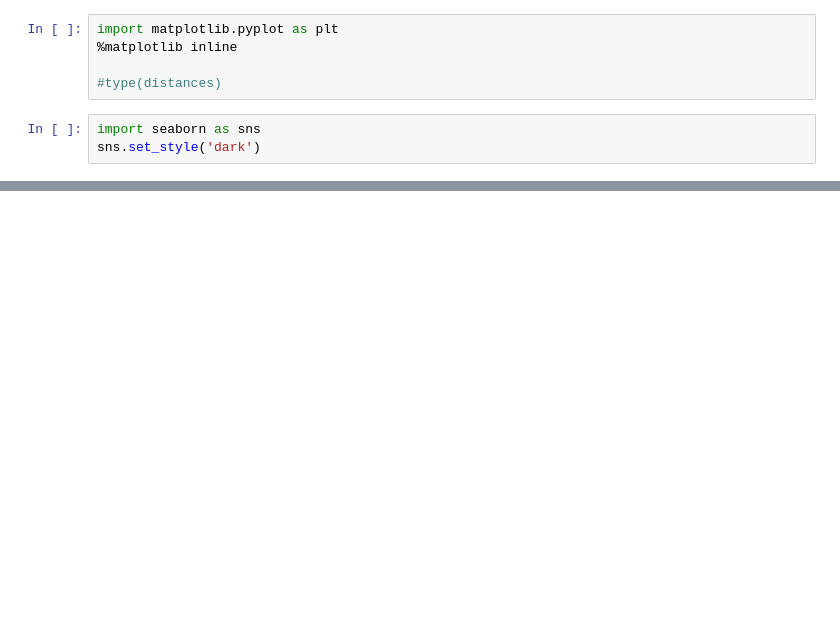
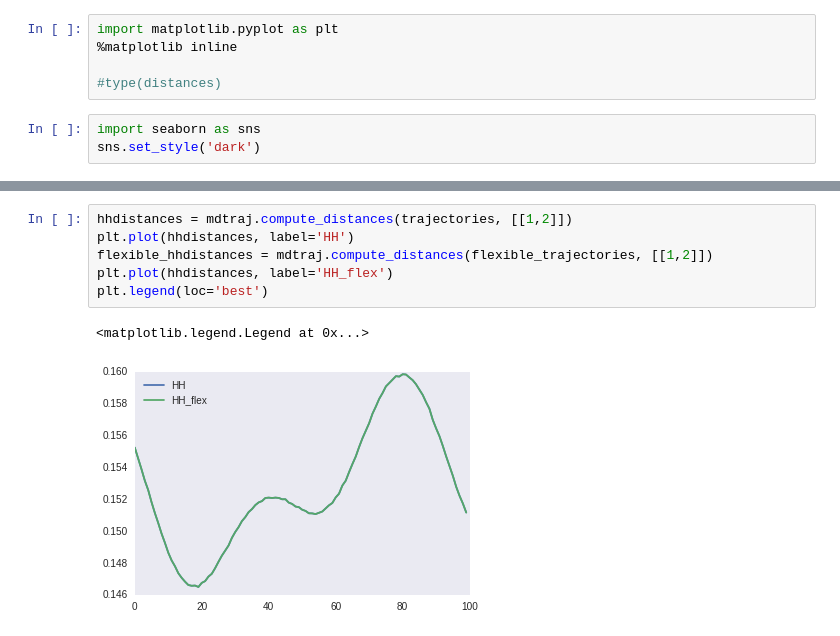
Before and after one commit to sqamara/mbpol_debug, a Jupyter notebook: compute_distance.ipynb, the cells around one changed output, grey strips where cells are left out. Drawn from its saved outputs; the diff is of its cells as text; blank space fills up the shorter version.

```diff
--- a/compute_distance.ipynb
+++ b/compute_distance.ipynb
@@ -57,0 +77,9 @@ plt.show()
+# %%
+hhdistances = mdtraj.compute_distances(trajectories, [[1,2]])
+plt.plot(hhdistances, label='HH')
+flexible_hhdistances = mdtraj.compute_distances(flexible_trajectories, [[1,2]])
+plt.plot(hhdistances, label='HH_flex')
+plt.legend(loc='best')
+# %% [output]
+<matplotlib.legend.Legend at 0x...>
+[figure, added]
```
Also changed, not shown: parts of 6 cells of this notebook, 1 other file.
